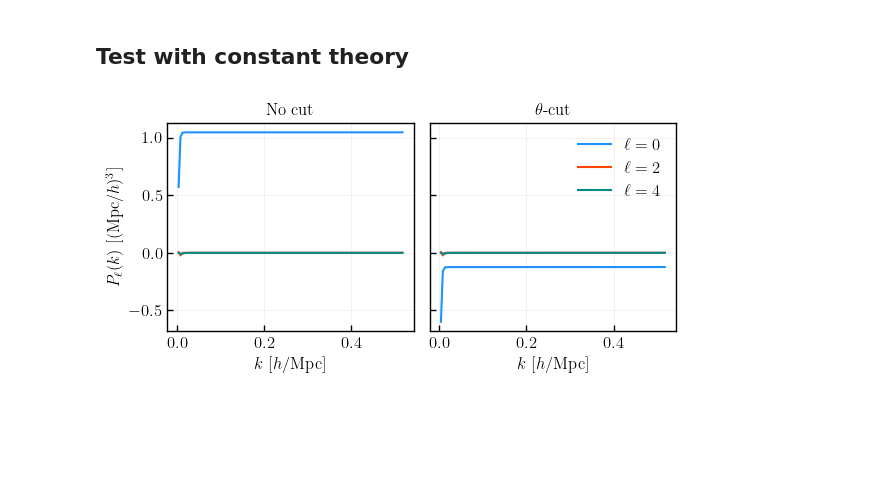
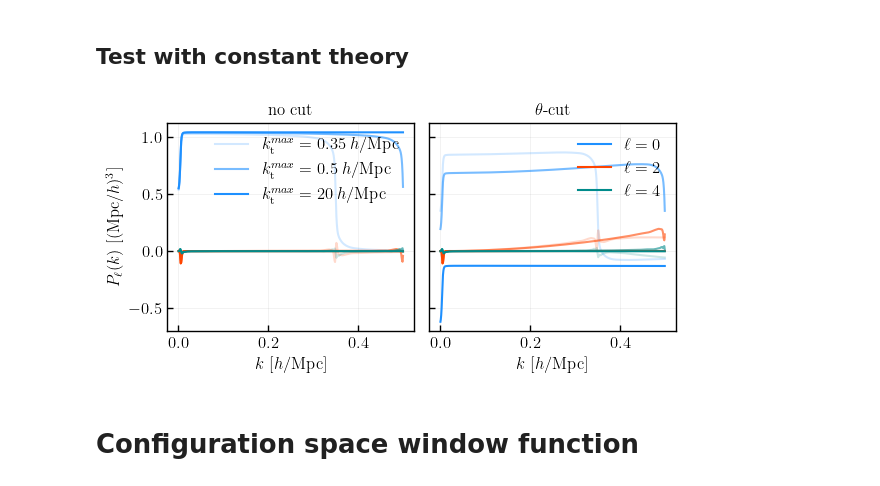
Before and after one commit to mathildepinon/desi-fiber-collisions, a Jupyter notebook: nb/wmatrix_plots.ipynb, the cells around one changed output. Saved outputs shown, nothing was run; the diff lists cells and outputs as text; code cells hidden in the pictures; blank space fills up the shorter version.

```diff
--- a/nb/wmatrix_plots.ipynb
+++ b/nb/wmatrix_plots.ipynb
@@ -14,9 +14,11 @@ from pypower import BaseMatrix
 sys.path.append('../bin')
 from desi_file_manager import DESIFileName
 from local_file_manager import LocalFileName
+from wmatrix_utils import plot_matrix
 
 # plotting
 plt.style.use(os.path.join(os.path.abspath('../bin'), 'plot_style.mplstyle'))
+plt.rcParams["figure.autolayout"] = False
 plots_dir = '../../plots/'
 # %% [markdown]
 ### Global parameters
@@ -25,17 +27,18 @@ plots_dir = '../../plots/'
 source = 'desi'
 
 # mocks/version
-version = 'v3' # one of 'first', 'second' if source == 'local' or 'v2', 'v3' if source == 'desi'
+version = 'v3_1' # one of 'first', 'second' if source == 'local' or 'v2', 'v3' if source == 'desi'
 
 # tracer
 tracer = 'ELG'
 region = 'SGC'
-completeness = True
+completeness = False
+zrange = (1.1, 1.6)
 
 # multipoles
 ells = (0, 2, 4)
-ktmax = 20
-krange = (0., 0.6, 0.005)
+ktmax = 0.5
+krange = (0., 0.5, 0.005)
 
 # cut
 rpcut = 0
@@ -48,6 +51,7 @@ from pypower import BaseMatrix
 if source == 'desi':
     wm_fn = DESIFileName()
     wm_fn.set_default_config(version=version, ftype='wmatrix_smooth', tracer=tracer, region=region, completeness=completeness, realization='merged')
+    wm_fn.update(zrange=zrange)
     koutrebin = 5
 elif source == 'local':
     wm_fn = LocalFileName()
@@ -98,23 +126,35 @@ plt.show()
 # %% [markdown]
 ## Test with constant theory
 # %%
-shotnoise_theory = np.zeros(wm.shape[0])
-shotnoise_theory[:wm.shape[0]//len(ells)] = 1
-pkobs = wm.value.T.dot(shotnoise_theory).reshape((len(ells), wm.shape[1]//len(ells)))
-pkobs_cut = wm_cut.value.T.dot(shotnoise_theory).reshape((len(ells), wm_cut.shape[1]//len(ells)))
+plt.rcParams["figure.autolayout"] = True
 
 fig, axes = plt.subplots(1, 2, figsize=(6, 3), sharey=True, sharex=True)
 
-for ill, ell in enumerate([0, 2, 4]):
-    axes[0].plot(wm.xout[ill], pkobs[ill], color='C{}'.format(ill))
-    axes[1].plot(wm_cut.xout[ill], pkobs_cut[ill], color='C{}'.format(ill), label=r'$\ell = {}$'.format(ell))
+for alpha, ktmax in zip([0.2, 0.6, 1], [0.35, 0.5, 20]):
+    wm = BaseMatrix.load(wm_fn.get_path(rpcut=0., thetacut=0.))
+    wm_cut = BaseMatrix.load(wm_fn.get_path(rpcut=rpcut, thetacut=thetacut))
+    for w in [wm, wm_cut]:
+        w.select_x(xoutlim=(krange[0], krange[1]))
+        w.select_x(xinlim=(0.005, ktmax))
+    shotnoise_theory = np.zeros(wm.shape[0])
+    shotnoise_theory[:wm.shape[0]//len(ells)] = 1
+    pkobs = wm.value.T.dot(shotnoise_theory).reshape((len(ells), wm.shape[1]//len(ells)))
+    pkobs_cut = wm_cut.value.T.dot(shotnoise_theory).reshape((len(ells), wm_cut.shape[1]//len(ells)))
+
+    for ill, ell in enumerate([0, 2, 4]):
+        axes[0].plot(wm.xout[ill], pkobs[ill], color='C{}'.format(ill), alpha=alpha)
+        axes[1].plot(wm_cut.xout[ill], pkobs_cut[ill], color='C{}'.format(ill), label=r'$\ell = {}$'.format(ell) if alpha==1 else '', alpha=alpha)
+    axes[0].plot([], [], alpha=alpha, color='C0', label=r'$k_{{\mathrm{{t}}}}^{{max}} = {} \; h/\mathrm{{Mpc}}$'.format(ktmax))
 axes[0].set_ylabel(r'$P_{\ell}(k)$ [$(\mathrm{Mpc}/h)^{3}$]')
-axes[0].set_title(r'No cut')
+axes[0].set_title(r'no cut')
 axes[1].set_title(cutlabel)
 axes[0].set_xlabel(r'$k$ [$h/\mathrm{Mpc}$]')
 axes[1].set_xlabel(r'$k$ [$h/\mathrm{Mpc}$]')
+axes[0].legend()
 axes[1].legend()
 #plt.savefig(os.path.join(plots_dir, 'wmatrix_csttheory_rpcut_directedges_ktmax20.png'), dpi=300)
 plt.show()
 # %% [output]
-[figure, old version]
+[figure, new version]
+# %% [markdown]
+# Configuration space window function
```
Also changed, not shown: parts of 6 cells of this notebook.
